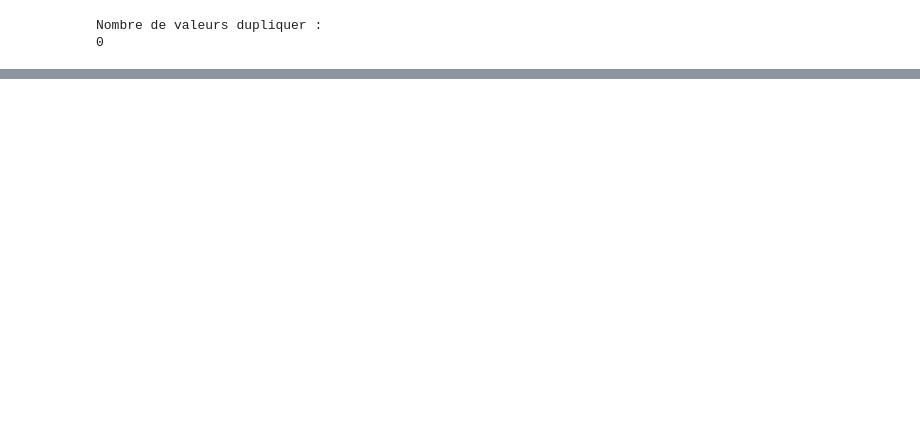
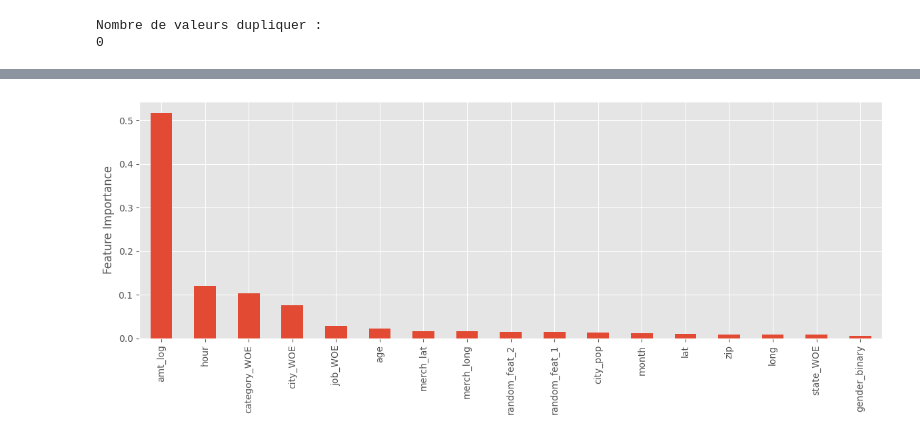
Before and after one commit to ZaidTifaf120103/fraud-det-pipline, a Jupyter notebook: notebooks/eda.ipynb, the cells around one changed output, grey strips where cells are left out. Saved outputs shown, nothing was run; the diff lists cells and outputs as text; code cells hidden in the pictures; blank space fills up the shorter version.

```diff
--- a/notebooks/eda.ipynb
+++ b/notebooks/eda.ipynb
@@ -128,0 +192,16 @@ ax2.set_xticks(np.arange(1, 13))
+# %%
+X = train.drop(columns=["is_fraud"])
+y = train["is_fraud"]
+# %%
+rus = RandomUnderSampler(sampling_strategy=0.1, random_state=23)
+X_undersampled, y_undersampled = rus.fit_resample(X, y)
+
+X_undersampled["random_feat_1"] = np.random.randint(
+    0, 100, size=len(X_undersampled))
+X_undersampled["random_feat_2"] = np.random.randint(
+    0, 500, size=len(X_undersampled))
+# %%
+X_train = X_undersampled.drop(columns=["trans_date_trans_time",
+                                       "city", "state", "category", "gender", "dob", "job", "cc_num", "amt"])
+
+y_train = y_undersampled
@@ -128,0 +243,13 @@ ax2.set_xticks(np.arange(1, 13))
+# %%
+rf = RandomForestClassifier()
+rf.fit(X_train, y_train)
+importances = rf.feature_importances_
+# %%
+forest_importances = pd.Series(importances, index=X_train.columns)
+
+fig, ax = plt.subplots(figsize=(12, 5))
+forest_importances.sort_values(ascending=False).plot.bar(ax=ax)
+ax.set_ylabel("Feature Importance")
+fig.tight_layout()
+# %% [output]
+[figure, added]
```
Also changed, not shown: parts of 18 cells of this notebook.
